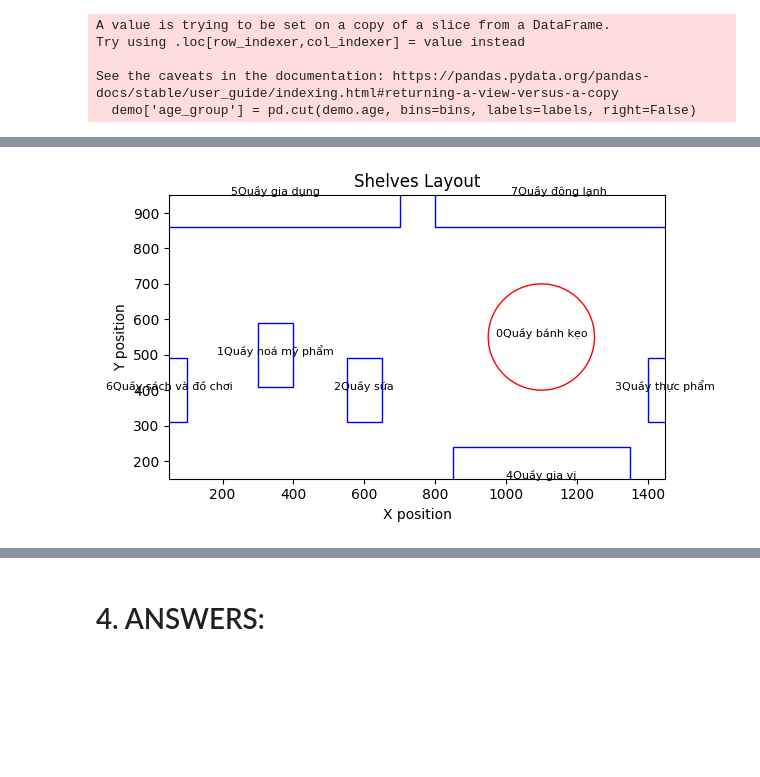
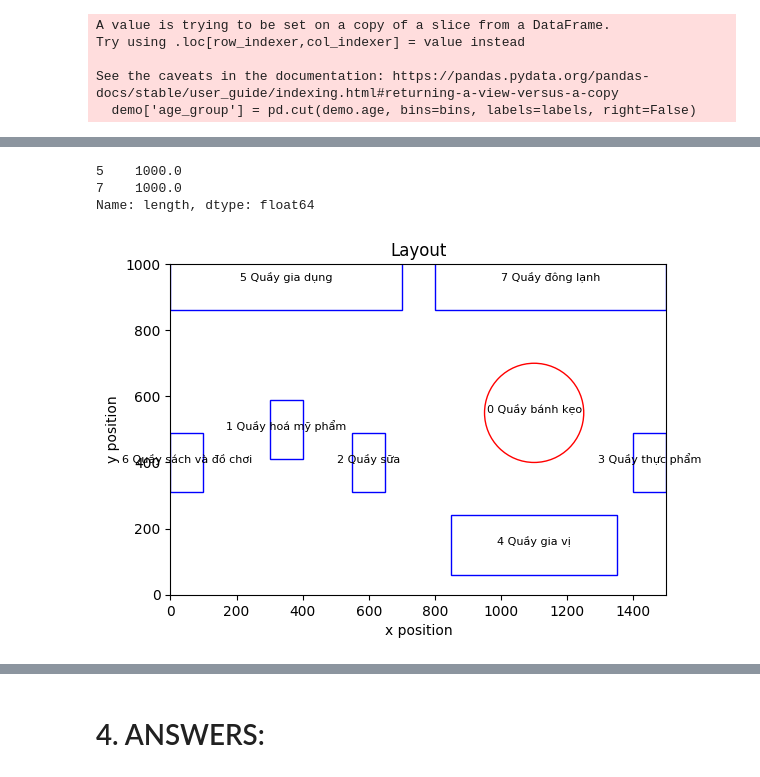
Before and after one commit to tranttha/ftu_ds_comp, a Jupyter notebook: EDA_cleaning.ipynb, the cells around one changed output, grey strips where cells are left out. Cells and saved outputs as stored; diff of their text form; code cells hidden in the pictures; blank space fills up the shorter version.

```diff
--- a/EDA_cleaning.ipynb
+++ b/EDA_cleaning.ipynb
@@ -463,31 +460,44 @@ Data columns (total 9 columns):
 50%    350.000000          16.0000
 75%    600.000000          18.2500
 max    600.000000          25.0000   None
+# %%
+df_shelf_col = df_shelf.columns.to_list()
+df_shelf_col_new={col:re.sub(' ','_', col.strip()).lower() for col in df_shelf_col}
+df_shelf.rename(columns=df_shelf_col_new,inplace=True)
+# %%
+# df_shelf['location_x_(center)'].min()-df_shelf[df_shelf['location_x_(center)']==df_shelf['location_x_(center)'].min()]['width']/2, # padding for center
+# df_shelf['location_x_(center)'].max() +df_shelf[df_shelf['location_x_(center)']==df_shelf['location_x_(center)'].max()]['width']/2
+# df_shelf['location_y_(center)'].min() -df_shelf[df_shelf['location_y_(center)']==df_shelf['location_y_(center)'].min()]['length']/2, # padding for center ,
+df_shelf['location_y_(center)'].max()+df_shelf[df_shelf['location_y_(center)']==df_shelf['location_y_(center)'].max()]['length']/2
+# %% [output]
+5    1000.0
+7    1000.0
+Name: length, dtype: float64
 # %%
 import matplotlib.patches as patches
 fig, ax = plt.subplots()
 
 for index, row in df_shelf.iterrows():
-    x = row['Location_x (center)']
-    y = row['Location_y (center)']
-    width = row['Width']
-    height = row['Height']
-    if row['Shape'] == 'Kệ hàng':
+    x = row['location_x_(center)']
+    y = row['location_y_(center)']
+    width = row['width']
+    height = row['height']
+    if row['shape'] == 'Kệ hàng':
         rect = patches.Rectangle((x - width/2, y - height/2), width, height, linewidth=1, edgecolor='blue', facecolor='none')
         ax.add_patch(rect)
-    elif row['Shape'] == 'Quầy tròn':
+    elif row['shape'] == 'Quầy tròn':
         circle = patches.Circle((x, y), width/2, linewidth=1, edgecolor='red', facecolor='none')
         ax.add_patch(circle)
-    ax.text(x, y, str(row['Shelf ID']) + row['Description'], fontsize=8, ha='center')
+    ax.text(x, y, str(row['shelf_id']) + ' ' + row['description'], fontsize=8, ha='center')
 
-ax.set_xlim(df_shelf['Location_x (center)'].min(), df_shelf['Location_x (center)'].max())
-ax.set_ylim(df_shelf['Location_y (center)'].min(), df_shelf['Location_y (center)'].max())
+ax.set_xlim(0,1500)
+ax.set_ylim(0,1000)
 
-ax.set_xlabel('X position')
-ax.set_ylabel('Y position')
-ax.set_title('Shelves Layout')
+ax.set_xlabel('x position')
+ax.set_ylabel('y position')
+ax.set_title('Layout')
 
 plt.gca().set_aspect('equal', adjustable='box')
 plt.show()
 # %% [output]
-[figure, old version]
+[figure, new version]
```
Also changed, not shown: parts of 32 cells of this notebook, 1 other file.
